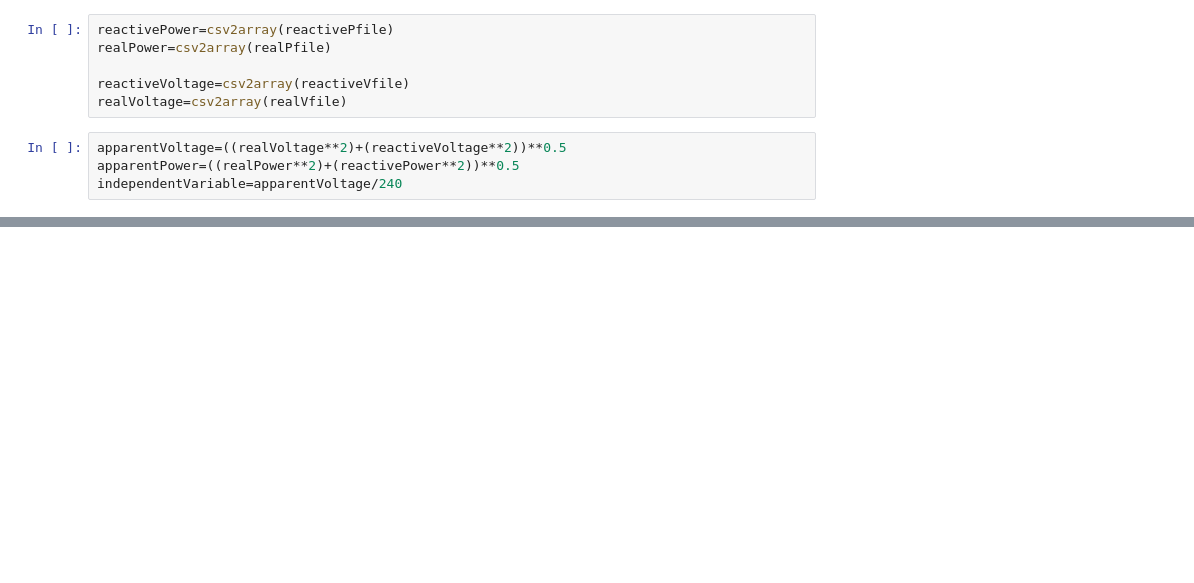
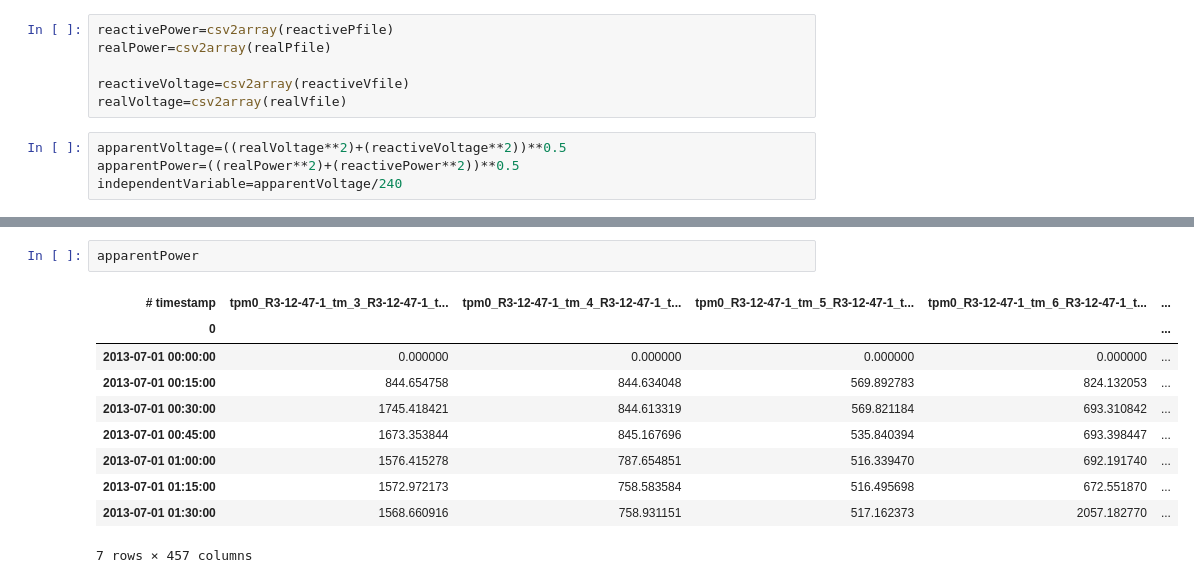
Before and after one commit to GRIDAPPSD/GOSS-GridAPPS-D, a Jupyter notebook: applications/python/pyVVO/ami2zip/amiZip.ipynb, the cells around one changed output, grey strips where cells are left out. Cells and saved outputs as stored; diff of their text form; blank space fills up the shorter version.

```diff
--- a/applications/python/pyVVO/ami2zip/amiZip.ipynb
+++ b/applications/python/pyVVO/ami2zip/amiZip.ipynb
@@ -142,0 +156,13 @@ independentVariable=apparentVoltage/240
+# %%
+apparentPower
+# %% [output]
+| # timestamp | tpm0_R3-12-47-1_tm_3_R3-12-47-1_t... | tpm0_R3-12-47-1_tm_4_R3-12-47-1_t... | tpm0_R3-12-47-1_tm_5_R3-12-47-1_t... | tpm0_R3-12-47-1_tm_6_R3-12-47-1_t... | ... |
+| 0 |  |  |  |  | ... |
+| 2013-07-01 00:00:00 | 0.000000 | 0.000000 | 0.000000 | 0.000000 | ... |
+| 2013-07-01 00:15:00 | 844.654758 | 844.634048 | 569.892783 | 824.132053 | ... |
+| 2013-07-01 00:30:00 | 1745.418421 | 844.613319 | 569.821184 | 693.310842 | ... |
+| 2013-07-01 00:45:00 | 1673.353844 | 845.167696 | 535.840394 | 693.398447 | ... |
+| 2013-07-01 01:00:00 | 1576.415278 | 787.654851 | 516.339470 | 692.191740 | ... |
+| 2013-07-01 01:15:00 | 1572.972173 | 758.583584 | 516.495698 | 672.551870 | ... |
+| 2013-07-01 01:30:00 | 1568.660916 | 758.931151 | 517.162373 | 2057.182770 | ... |
+7 rows × 457 columns
```
Also changed, not shown: parts of 2 cells of this notebook.
